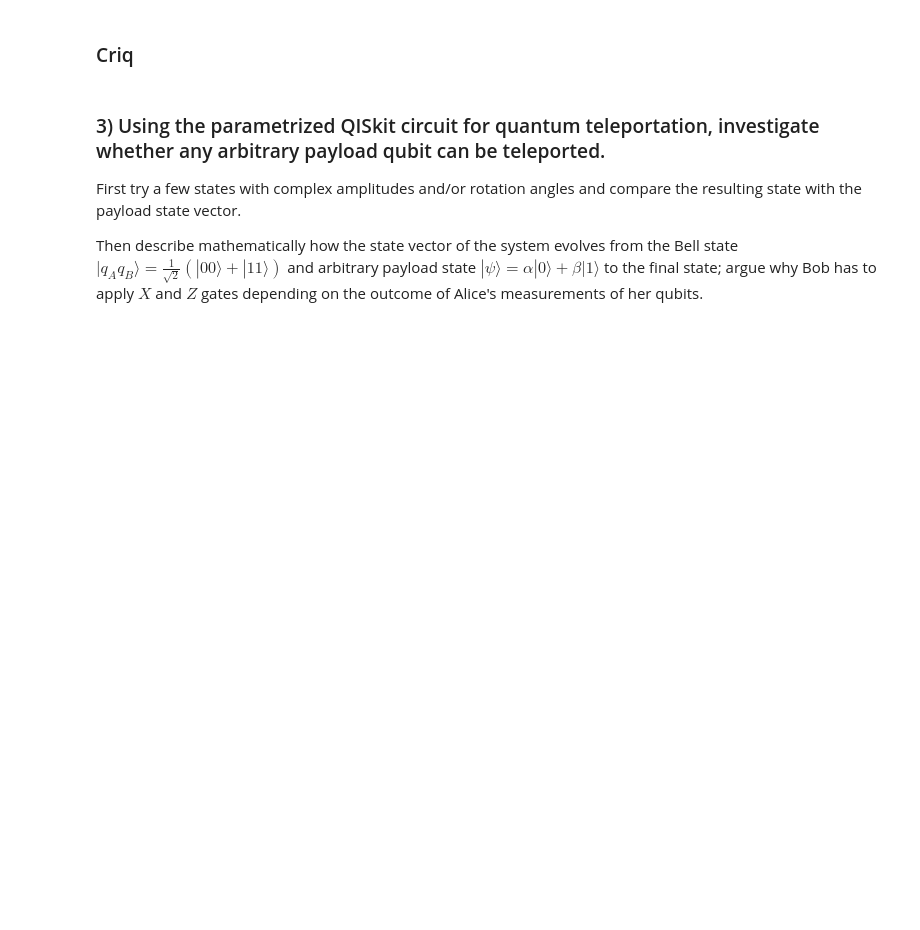
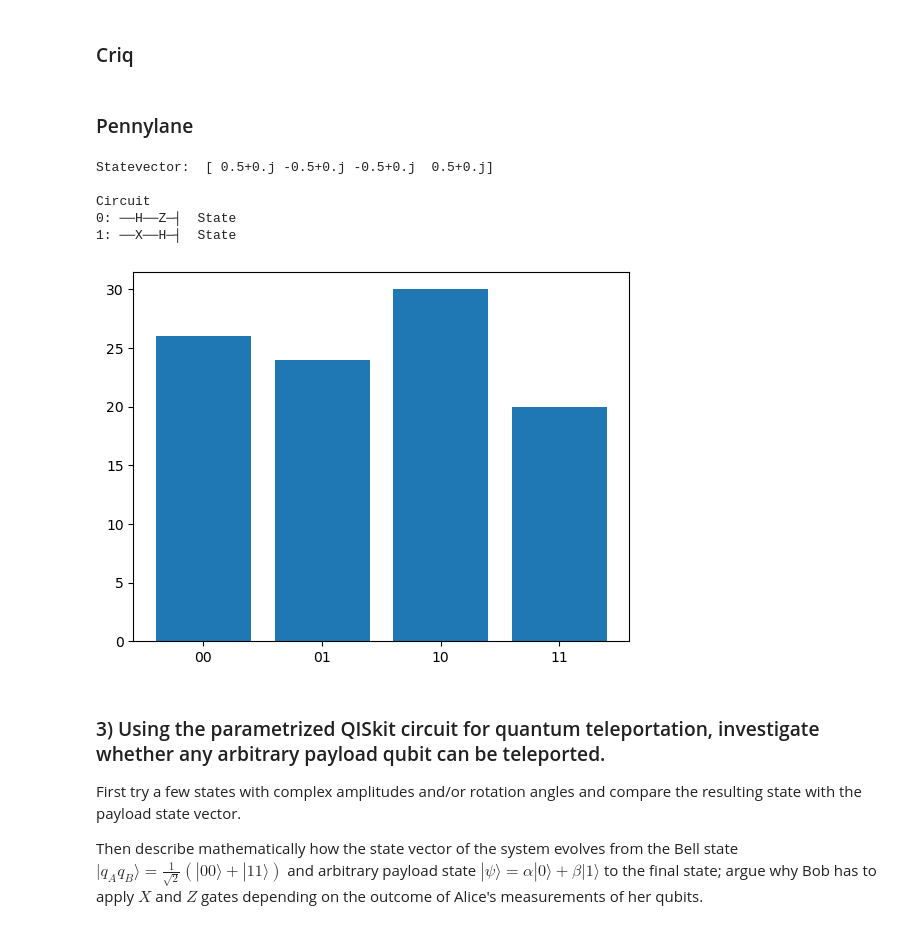
Before and after one commit to elijahkin/amsc698k, a Jupyter notebook: hw2/hw2.ipynb, the cells around one changed output. Saved outputs shown, nothing was run; the diff lists cells and outputs as text; code cells hidden in the pictures; blank space fills up the shorter version.

Commit message:
Pennylane Part i) done

```diff
--- a/hw2/hw2.ipynb
+++ b/hw2/hw2.ipynb
@@ -220,0 +218,2 @@ import pennylane as qml
+# %% [markdown]
+### Pennylane
@@ -221,3 +223,48 @@ import pennylane as qml
+# %%
+#Pennylane
+import pennylane as qml
+import matplotlib.pyplot as plt
+
+# run on simulator device 'default.qubit'
+dev = qml.device("default.qubit", wires=2)
+
+@qml.qnode(dev)
+def circuit():
+    qml.Hadamard(wires=0)
+    qml.PauliZ(wires=0)
+    qml.PauliX(wires=1)
+    qml.Hadamard(wires=1)
+    return qml.state()
+
+# Print statevector
+statevector = circuit()
+print("Statevector: ",  statevector)
+
+print("\nCircuit")
+drawer = qml.draw(circuit)
+print(drawer())
+# %% [output]
+Statevector:  [ 0.5+0.j -0.5+0.j -0.5+0.j  0.5+0.j]
+
+Circuit
+0: ──H──Z─┤  State
+1: ──X──H─┤  State
+# %%
+@qml.qnode(dev)
+def circuit():
+    qml.Hadamard(wires=0)
+    qml.PauliZ(wires=0)
+    qml.PauliX(wires=1)
+    qml.Hadamard(wires=1)
+    return qml.counts()
+
+counts = circuit(shots=100)
+
+# Plot histogram
+plt.bar(counts.keys(), counts.values())
+plt.show()
+# %% [output]
+[figure, added]
 # %% [markdown]
 ### 3) Using the parametrized QISkit circuit for quantum teleportation, investigate whether any arbitrary payload qubit can be teleported.
 
```
Also changed, not shown: parts of 2 cells of this notebook.
